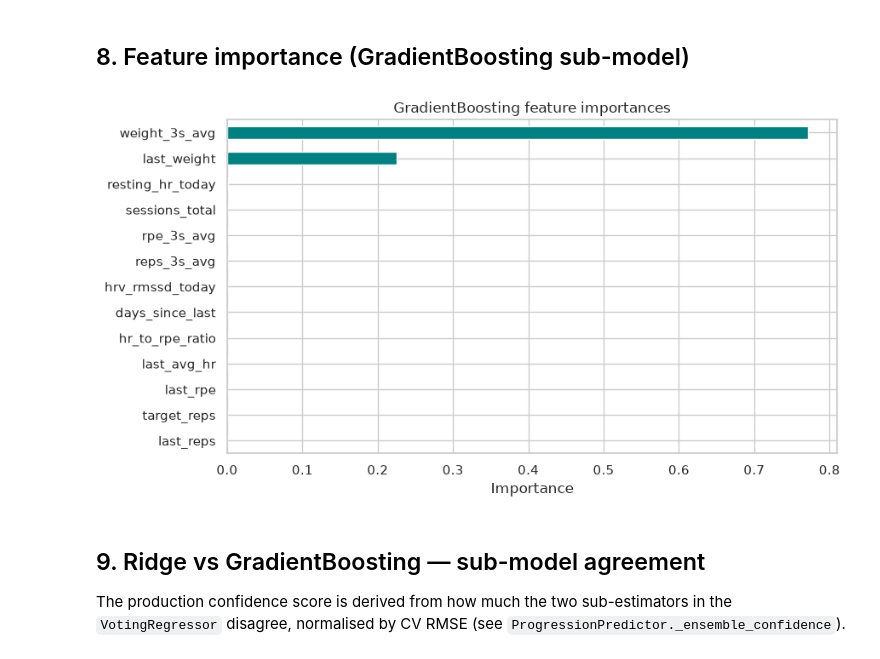
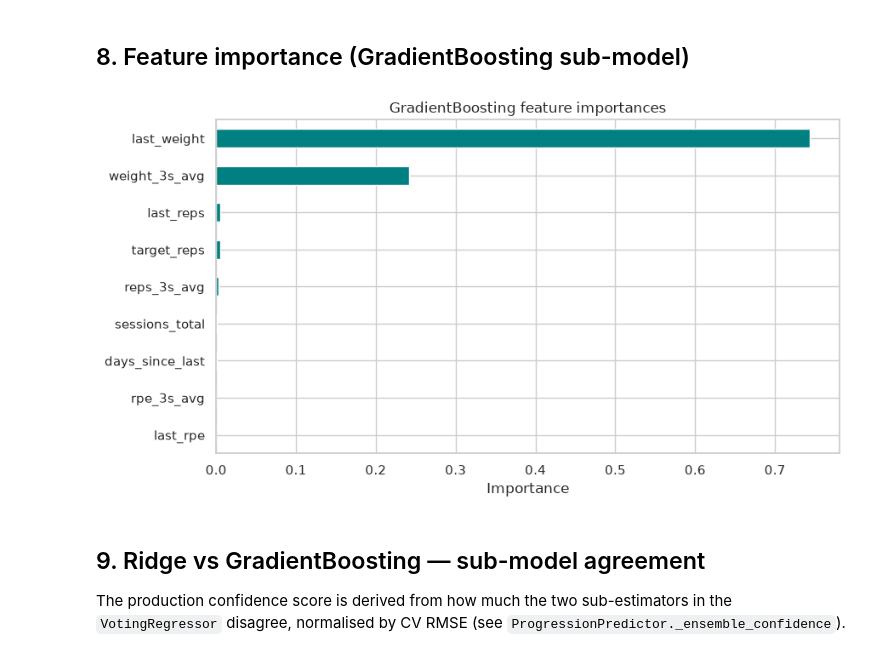
Before and after one commit to Agrovate/workout-ai, a Jupyter notebook: model_metrics.ipynb, the cells around one changed output. Drawn from its saved outputs; the diff is of its cells as text; code cells hidden in the pictures.

```diff
--- a/model_metrics.ipynb
+++ b/model_metrics.ipynb
@@ -288,19 +312,23 @@ Overall CV R2:   0.991
 # %%
 full_pipeline = _build_sklearn_pipeline()
 full_pipeline.fit(X, y_arr)
+
+# SimpleImputer drops all-NaN columns (the watch features), so realign names.
+imp_stats = full_pipeline.named_steps["impute"].statistics_
+kept_cols = [c for c, ok in zip(FEATURE_COLS, ~np.isnan(imp_stats)) if ok]
+
 gbr = full_pipeline.named_steps["model"].estimators_[1]  # ("gbr", GradientBoostingRegressor)
-
-importances = pd.Series(gbr.feature_importances_, index=FEATURE_COLS).sort_values()
+importances = pd.Series(gbr.feature_importances_, index=kept_cols).sort_values()
 
 fig, ax = plt.subplots(figsize=(9, 5))
 importances.plot.barh(ax=ax, color="teal")
 ax.set_title("GradientBoosting feature importances")
 ax.set_xlabel("Importance")
 plt.tight_layout()
 fig.savefig(PLOTS_DIR / "gbr_feature_importances.png", dpi=150, bbox_inches="tight")
 plt.show()
 # %% [output]
-[figure, old version]
+[figure, new version]
 # %% [markdown]
 ## 9. Ridge vs GradientBoosting — sub-model agreement
 
```
Also changed, not shown: parts of 19 cells of this notebook, 15 other files.
